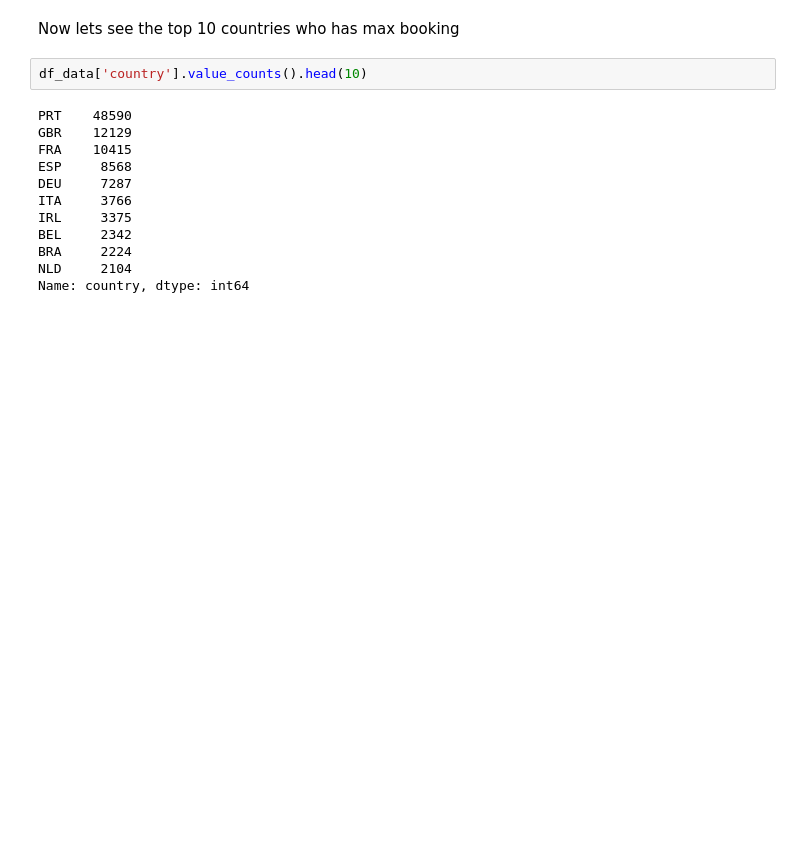
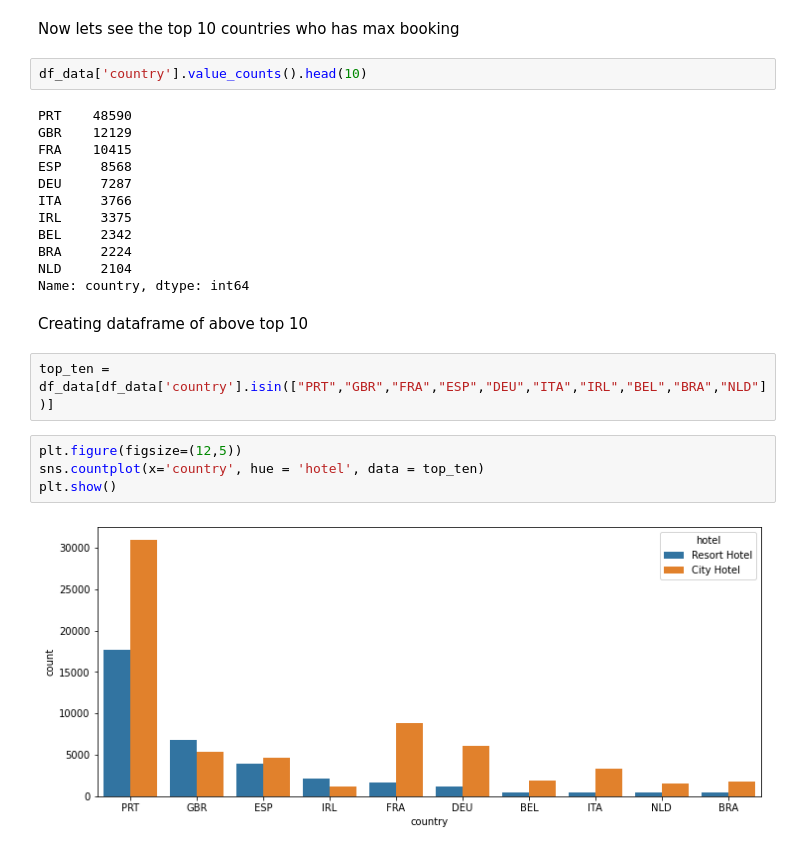
Before and after one commit to kiran2424/hotel-booking-data-analysis, a Jupyter notebook: Copy_of_Hotel_Booking_Analysis_Capstone_Project.ipynb, the cells around one changed output. Drawn from its saved outputs; the diff is of its cells as text; blank space fills up the shorter version.

```diff
--- a/Copy_of_Hotel_Booking_Analysis_Capstone_Project.ipynb
+++ b/Copy_of_Hotel_Booking_Analysis_Capstone_Project.ipynb
@@ -266,3 +276,13 @@ BEL     2342
 BRA     2224
 NLD     2104
 Name: country, dtype: int64
+# %% [markdown]
+Creating dataframe of above top 10
+# %%
+top_ten = df_data[df_data['country'].isin(["PRT","GBR","FRA","ESP","DEU","ITA","IRL","BEL","BRA","NLD"])]
+# %%
+plt.figure(figsize=(12,5))
+sns.countplot(x='country', hue = 'hotel', data = top_ten)
+plt.show()
+# %% [output]
+[figure, added]
```
Also changed, not shown: parts of 15 cells of this notebook.
